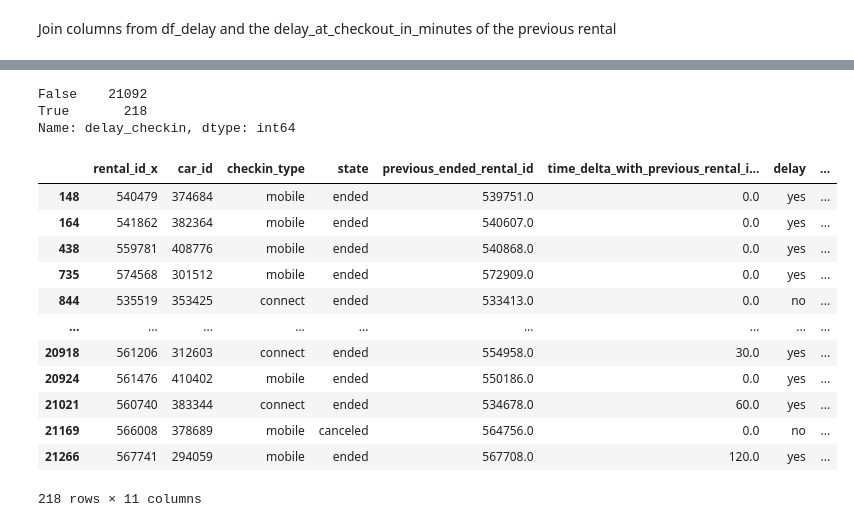
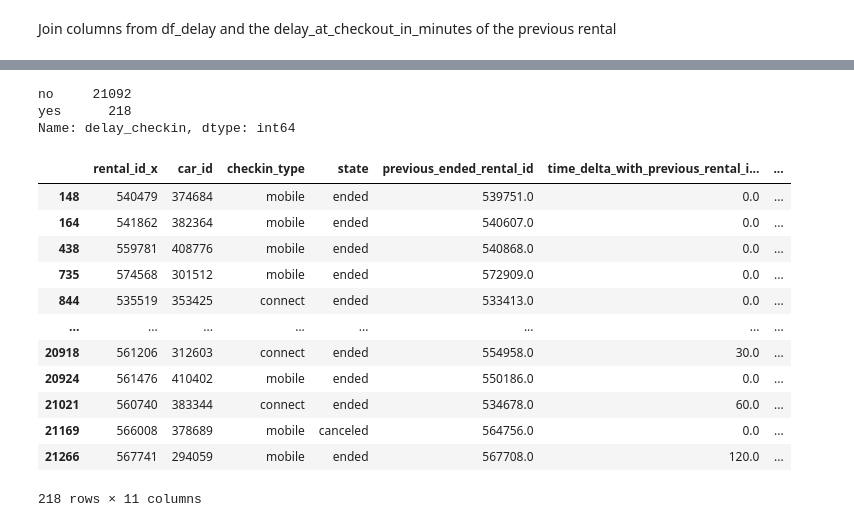
Before and after one commit to Stylomines/GetAround, a Jupyter notebook: get_around_delay.ipynb, the cells around one changed output, grey strips where cells are left out. Drawn from its saved outputs; the diff is of its cells as text; code cells hidden in the pictures.

```diff
--- a/get_around_delay.ipynb
+++ b/get_around_delay.ipynb
@@ -94,2 +91,0 @@ yes : delay_at_checkout_in_minutes >= 0
-# %%
-df_delay['delay'] = df_delay["delay_at_checkout_in_minutes"].apply(lambda x : "yes" if x > 0 else "no")
@@ -136,3 +91,0 @@ number of previous rental with delay lower than 12 hours : 1841
-# %%
-df_delay['delay_at_checkout_in_minutes'] = df_delay['delay_at_checkout_in_minutes'].apply(lambda x : x if x >0
-else 0)
@@ -175,13 +117,15 @@ df_delay_new
 # keeps only the delays and sets the other values to 0
 df_delay_new['delay_at_checkout_in_minutes'] = df_delay_new['delay_at_checkout_in_minutes_x'].apply(lambda x : x if x >0
 else 0)
+# create a new feature : delay_checkout yes or no
+df_delay_new['delay'] = df_delay_new["delay_at_checkout_in_minutes"].apply(lambda x : "yes" if x > 0 else "no")
 # keeps only the delays and sets the other values to o
 df_delay_new['delay_at_checkout_with_previous_rental'] = df_delay_new['delay_at_checkout_in_minutes_y'].apply(lambda x : x if x >0
 else 0)
 # calculate the delay at checkin
 df_delay_new['delay_at_checkin_in_minutes'] = df_delay_new['delay_at_checkout_with_previous_rental'] - df_delay_new['time_delta_with_previous_rental_in_minutes']
 df_delay_new['delay_at_checkin_in_minutes'] = df_delay_new['delay_at_checkin_in_minutes'].apply(lambda x : x if x >0 else 0)
-# create a booleen feature : delay_checkin yes or no
+# create a new feature : delay_checkin yes or no
 df_delay_new['delay_checkin'] = df_delay_new['delay_at_checkin_in_minutes'].apply(lambda x : "yes" if x >0
 else "no")
 # drop the old columns
@@ -189,23 +235,23 @@ df_delay_new.drop(columns=['delay_at_checkout_in_minutes_y','delay_at_checkout_i
 # %%
 df_delay_new['delay_checkin'].value_counts()
 # %% [output]
-False    21092
-True       218
+no     21092
+yes      218
 Name: delay_checkin, dtype: int64
 # %%
-df_delay_new[df_delay_new['delay_checkin']==True]
+df_delay_new[df_delay_new['delay_checkin']=="yes"]
 # %% [output]
-|  | rental_id_x | car_id | checkin_type | state | previous_ended_rental_id | time_delta_with_previous_rental_i... | delay | ... |
-| 148 | 540479 | 374684 | mobile | ended | 539751.0 | 0.0 | yes | ... |
-| 164 | 541862 | 382364 | mobile | ended | 540607.0 | 0.0 | yes | ... |
-| 438 | 559781 | 408776 | mobile | ended | 540868.0 | 0.0 | yes | ... |
-| 735 | 574568 | 301512 | mobile | ended | 572909.0 | 0.0 | yes | ... |
-| 844 | 535519 | 353425 | connect | ended | 533413.0 | 0.0 | no | ... |
-| ... | ... | ... | ... | ... | ... | ... | ... | ... |
-| 20918 | 561206 | 312603 | connect | ended | 554958.0 | 30.0 | yes | ... |
-| 20924 | 561476 | 410402 | mobile | ended | 550186.0 | 0.0 | yes | ... |
-| 21021 | 560740 | 383344 | connect | ended | 534678.0 | 60.0 | yes | ... |
-| 21169 | 566008 | 378689 | mobile | canceled | 564756.0 | 0.0 | no | ... |
-| 21266 | 567741 | 294059 | mobile | ended | 567708.0 | 120.0 | yes | ... |
+|  | rental_id_x | car_id | checkin_type | state | previous_ended_rental_id | time_delta_with_previous_rental_i... | ... |
+| 148 | 540479 | 374684 | mobile | ended | 539751.0 | 0.0 | ... |
+| 164 | 541862 | 382364 | mobile | ended | 540607.0 | 0.0 | ... |
+| 438 | 559781 | 408776 | mobile | ended | 540868.0 | 0.0 | ... |
+| 735 | 574568 | 301512 | mobile | ended | 572909.0 | 0.0 | ... |
+| 844 | 535519 | 353425 | connect | ended | 533413.0 | 0.0 | ... |
+| ... | ... | ... | ... | ... | ... | ... | ... |
+| 20918 | 561206 | 312603 | connect | ended | 554958.0 | 30.0 | ... |
+| 20924 | 561476 | 410402 | mobile | ended | 550186.0 | 0.0 | ... |
+| 21021 | 560740 | 383344 | connect | ended | 534678.0 | 60.0 | ... |
+| 21169 | 566008 | 378689 | mobile | canceled | 564756.0 | 0.0 | ... |
+| 21266 | 567741 | 294059 | mobile | ended | 567708.0 | 120.0 | ... |
 218 rows × 11 columns
 # %%
```
Also changed, not shown: parts of 32 cells of this notebook.
